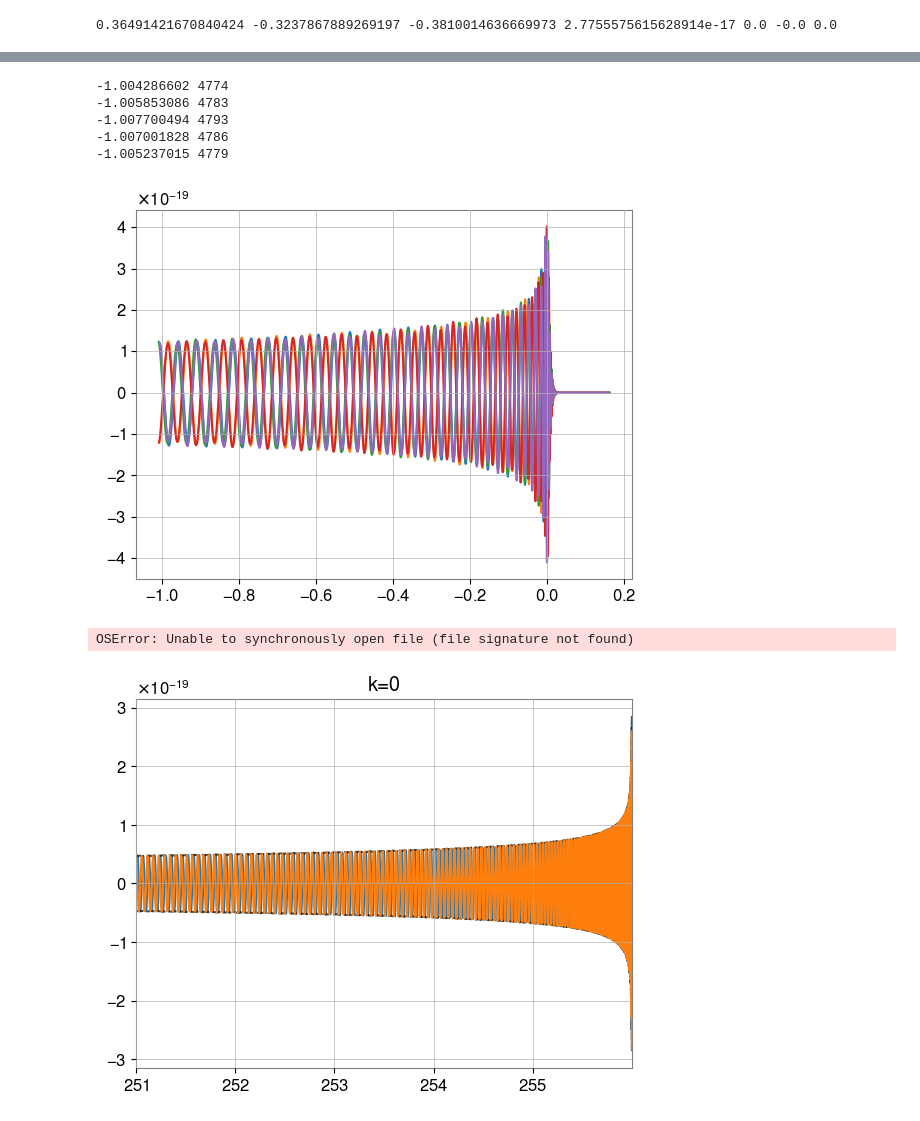
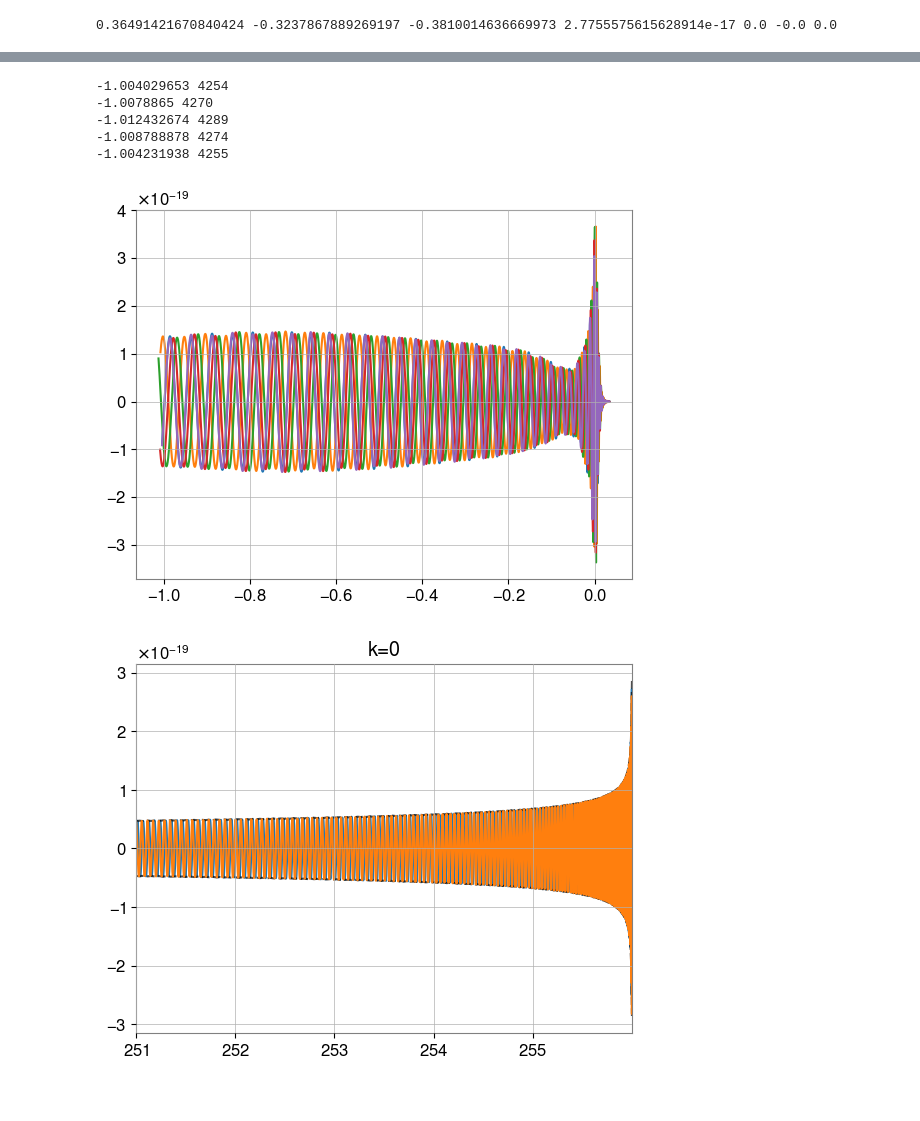
Before and after one commit to BenGPatterson/EccentricPrecession, a Jupyter notebook: ecc_prec_harmonics.ipynb, the cells around one changed output, grey strips where cells are left out. Cells and saved outputs as stored; diff of their text form; code cells hidden in the pictures.

Commit message:
more tests on phase evolution

```diff
--- a/ecc_prec_harmonics.ipynb
+++ b/ecc_prec_harmonics.ipynb
@@ -127,7 +156,9 @@ def gen_prec_wf(f_low, M, q, theta_jn, phi_jl, phase, psi, tilt_1, tilt_2, phi_1
                                  spin2x=spin_2x,
                                  spin2y=spin_2y,
                                  spin2z=spin_2z,
-                                 coa_phase=phase)
+                                 coa_phase=phase,
+                                 mode_array=[[2,2]],
+                                )
 
     if work_in_fd or gen_in_fd:
         hptilde = hp.to_frequencyseries()
@@ -198,10 +229,3 @@ theta_jn = 0.76345435
 phi_jl = 1.23536234
 phase = 2.823454
 psi = 3.8345
-# %%
-h = gen_prec_wf(20, M, q, theta_jn, phi_jl, 0, psi, tilt_1, tilt_2, phi_12, a_1, a_2, work_in_fd=False, approximant='IMRPhenomTP')
-print(h.sample_times[0], len(h))
-plt.plot(h.sample_times, h)
-h = gen_prec_wf(20, M, q, theta_jn, phi_jl, np.pi/2, psi, tilt_1, tilt_2, phi_12, a_1, a_2, work_in_fd=False, approximant='IMRPhenomTP')
-print(h.sample_times[0], len(h))
-plt.plot(h.sample_times, h)
@@ -213,7 +231,0 @@ plt.plot(h.sample_times, h)
-# %%
-h = gen_prec_wf(20, M, q, theta_jn, phi_jl, 0, psi, tilt_1, tilt_2, phi_12, a_1, a_2, work_in_fd=False, approximant='SEOBNRv4P')
-print(h.sample_times[0], len(h))
-plt.plot(h.sample_times, h)
-h = gen_prec_wf(20, M, q, theta_jn, phi_jl, np.pi/2, psi, tilt_1, tilt_2, phi_12, a_1, a_2, work_in_fd=False, approximant='SEOBNRv4P')
-print(h.sample_times[0], len(h))
-plt.plot(h.sample_times, h)
@@ -225,19 +232,19 @@ plt.plot(h.sample_times, h)
 # %%
 # Plot example waveform
 for _phase in [0, np.pi/4, 2*np.pi/4, 3*np.pi/4, 4*np.pi/4]:
-    h = gen_prec_wf(20, M, q, 0, 0, _phase, _phase, tilt_1, tilt_2, phi_12, a_1, a_2, work_in_fd=False, approximant='SEOBNRv4P')
+    h = gen_prec_wf(20, M, q, theta_jn, phi_jl, _phase, psi, tilt_1, tilt_2, phi_12, a_1, a_2, work_in_fd=False, approximant='NRSur7dq4')
     print(h.sample_times[0], len(h))
     plt.plot(h.sample_times, h)
 
 
 # plt.plot(h.sample_times, np.abs(h), ls='dashed', c='k', alpha=0.7)
 # plt.plot(h.sample_times, -np.abs(h), ls='dashed', c='k', alpha=0.7)
 # plt.plot(h.imag().sample_times, h.imag())
 # plt.xlim(-2,-1.5)
 # %% [output]
--1.004286602 4774
--1.005853086 4783
--1.007700494 4793
--1.007001828 4786
--1.005237015 4779
+-1.004029653 4254
+-1.0078865 4270
+-1.012432674 4289
+-1.008788878 4274
+-1.004231938 4255
-[figure, old version]
+[figure, new version]
@@ -246,10 +251,3 @@ import h5py
-# %%
-path = '/home/ben.patterson/.conda/envs/igwn_eccentric/src/lalsuite-extra/data/lalsimulation/NRSur7dq4.h5'
-with h5py.File(path, 'r') as f:
-   for key in f.keys():
-       print(key)
-# %% [output]
-OSError: Unable to synchronously open file (file signature not found)
 # %%
 # Plot harmonics
 harms = gen_prec_harms(5, M, q, tilt_1, tilt_2, phi_12, a_1, a_2, approximant=approximant)
```
Also changed, not shown: parts of 8 cells of this notebook.
